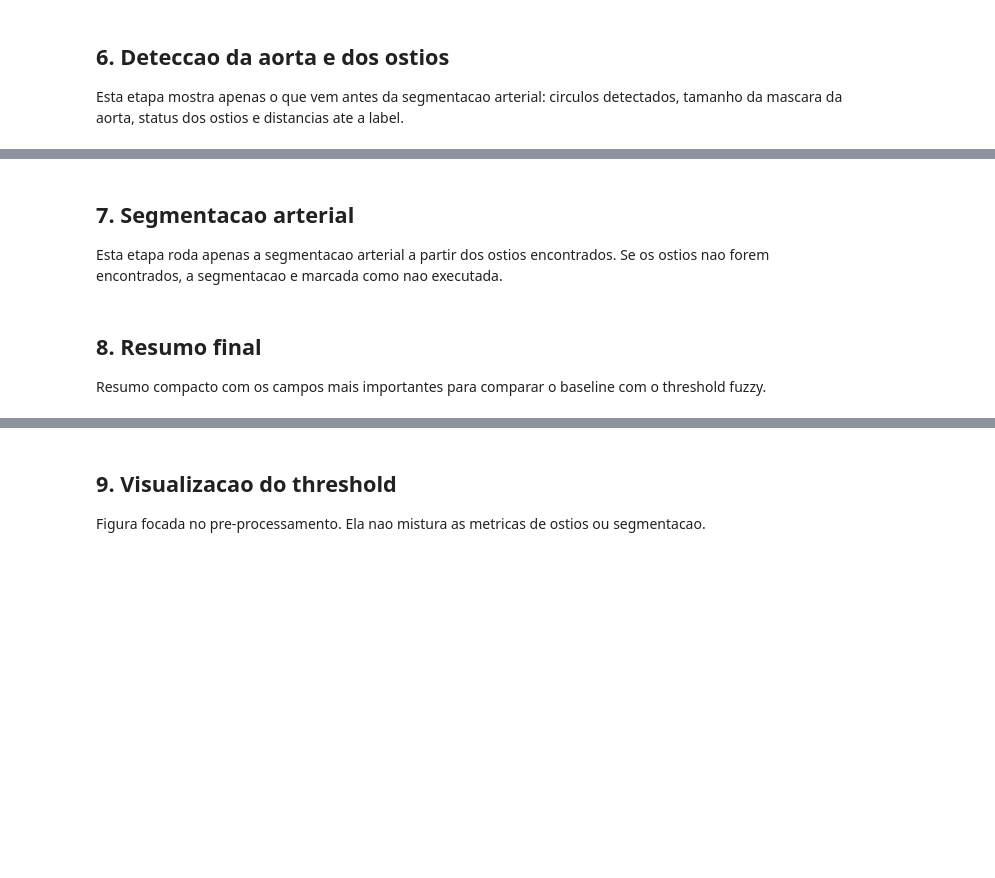
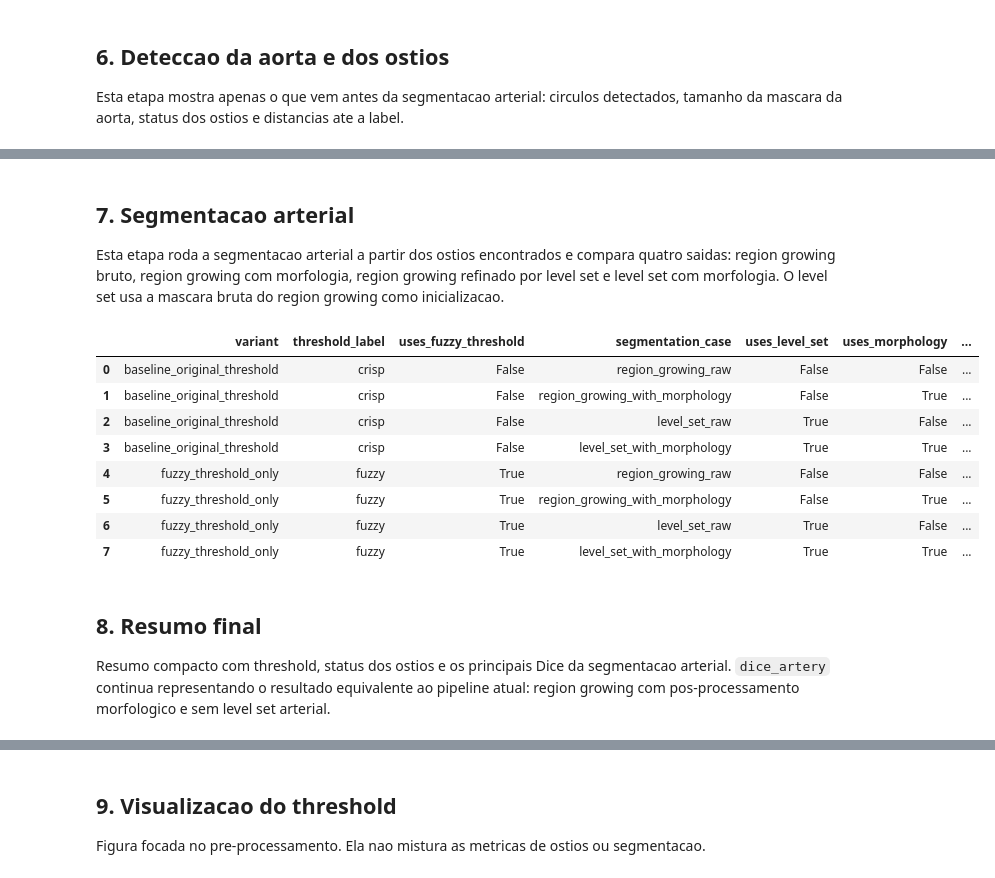
Before and after one commit to matheusssilva991/coronary-centerline-detection, a Jupyter notebook: src/fuzzy.ipynb, the cells around one changed output, grey strips where cells are left out. Saved outputs shown, nothing was run; the diff lists cells and outputs as text; code cells hidden in the pictures; blank space fills up the shorter version.

Commit message:
feat: add level set region growing

```diff
--- a/src/fuzzy.ipynb
+++ b/src/fuzzy.ipynb
@@ -64,6 +72,16 @@ MIN_HU = -300
 FUZZY_MARGIN_HU = 80
 FUZZY_ALPHA_CUT = 0.50
 
+ARTERY_LEVEL_SET_CONFIG = {
+    "num_iter": 25,
+    "smoothing": 1,
+    "balloon": 1,
+    "threshold": "auto",
+    "alpha": 1000,
+    "sigma": 1.0,
+    "roi_margin": 8,
+}
+
 SAVE_CSV_OUTPUTS = True
 CSV_PREFIX = REPO_ROOT / "output/tmp_fuzzy_threshold_only"
 
@@ -72,6 +90,7 @@ CONFIG["DOWNSCALE_FACTORS"] = list(DOWNSCALE_FACTORS)
 CONFIG["LOAD_CACHE"] = False
 CONFIG["SAVE_CACHE"] = False
 RUN_CONFIG = scale_config_to_resolution(copy.deepcopy(CONFIG))
+RUN_CONFIG["ARTERY_LEVEL_SET"] = ARTERY_LEVEL_SET_CONFIG
 
 MAX_THRESHOLD_PERCENTILE = CONFIG.get("MAX_THRESHOLD_PERCENTILE", 99.7)
 
@@ -87,6 +106,7 @@ config_df = pd.DataFrame(
             "max_threshold_percentile": MAX_THRESHOLD_PERCENTILE,
             "fuzzy_margin_hu": FUZZY_MARGIN_HU,
             "fuzzy_alpha_cut": FUZZY_ALPHA_CUT,
+            "artery_level_set": ARTERY_LEVEL_SET_CONFIG,
             "load_cache": RUN_CONFIG["LOAD_CACHE"],
             "save_cache": RUN_CONFIG["SAVE_CACHE"],
         }
@@ -106,6 +129,7 @@ def maybe_save_csv(df: pd.DataFrame, step_name: str) -> Path | None:
     if not SAVE_CSV_OUTPUTS:
         return None
     path = csv_path(step_name)
+    path.parent.mkdir(parents=True, exist_ok=True)
     df.to_csv(path, index=False)
     return path
 # %%
@@ -400,24 +630,46 @@ ostia_df
 # %% [markdown]
 ## 7. Segmentacao arterial
 
-Esta etapa roda apenas a segmentacao arterial a partir dos ostios encontrados. Se os ostios nao forem encontrados, a segmentacao e marcada como nao executada.
+Esta etapa roda a segmentacao arterial a partir dos ostios encontrados e compara quatro saidas: region growing bruto, region growing com morfologia, region growing refinado por level set e level set com morfologia. O level set usa a mascara bruta do region growing como inicializacao.
 # %%
 segmentation_results = {
     variant: run_segmentation_stage(
         detection_result,
         variant_inputs[variant],
         RUN_CONFIG,
     )
     for variant, detection_result in detection_results.items()
 }
 
-segmentation_df = pd.DataFrame(segmentation_results.values())
-maybe_save_csv(segmentation_df, "segmentation")
-segmentation_df
+segmentation_df = pd.DataFrame(
+    [
+        {key: value for key, value in result.items() if key != "case_rows"}
+        for result in segmentation_results.values()
+    ]
+)
+segmentation_comparison_df = pd.DataFrame(
+    row
+    for result in segmentation_results.values()
+    for row in result["case_rows"]
+)
+
+maybe_save_csv(segmentation_comparison_df, "segmentation")
+maybe_save_csv(segmentation_df, "segmentation_wide")
+segmentation_comparison_df
+# %% [output]
+|  | variant | threshold_label | uses_fuzzy_threshold | segmentation_case | uses_level_set | uses_morphology | ... |
+| 0 | baseline_original_threshold | crisp | False | region_growing_raw | False | False | ... |
+| 1 | baseline_original_threshold | crisp | False | region_growing_with_morphology | False | True | ... |
+| 2 | baseline_original_threshold | crisp | False | level_set_raw | True | False | ... |
+| 3 | baseline_original_threshold | crisp | False | level_set_with_morphology | True | True | ... |
+| 4 | fuzzy_threshold_only | fuzzy | True | region_growing_raw | False | False | ... |
+| 5 | fuzzy_threshold_only | fuzzy | True | region_growing_with_morphology | False | True | ... |
+| 6 | fuzzy_threshold_only | fuzzy | True | level_set_raw | True | False | ... |
+| 7 | fuzzy_threshold_only | fuzzy | True | level_set_with_morphology | True | True | ... |
 # %% [markdown]
 ## 8. Resumo final
 
-Resumo compacto com os campos mais importantes para comparar o baseline com o threshold fuzzy.
+Resumo compacto com threshold, status dos ostios e os principais Dice da segmentacao arterial. `dice_artery` continua representando o resultado equivalente ao pipeline atual: region growing com pos-processamento morfologico e sem level set arterial.
 # %%
 summary_df = (
     threshold_df[
```
Also changed, not shown: parts of 9 cells of this notebook, 6 other files.
